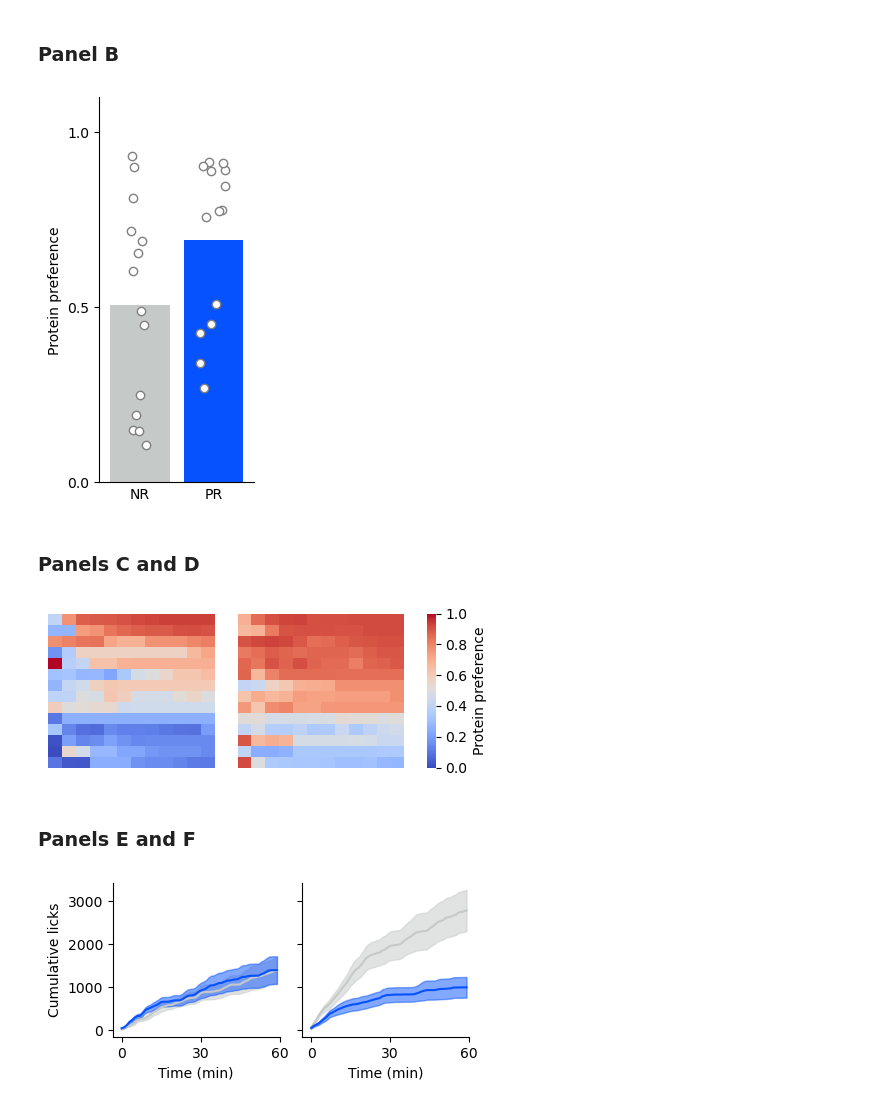
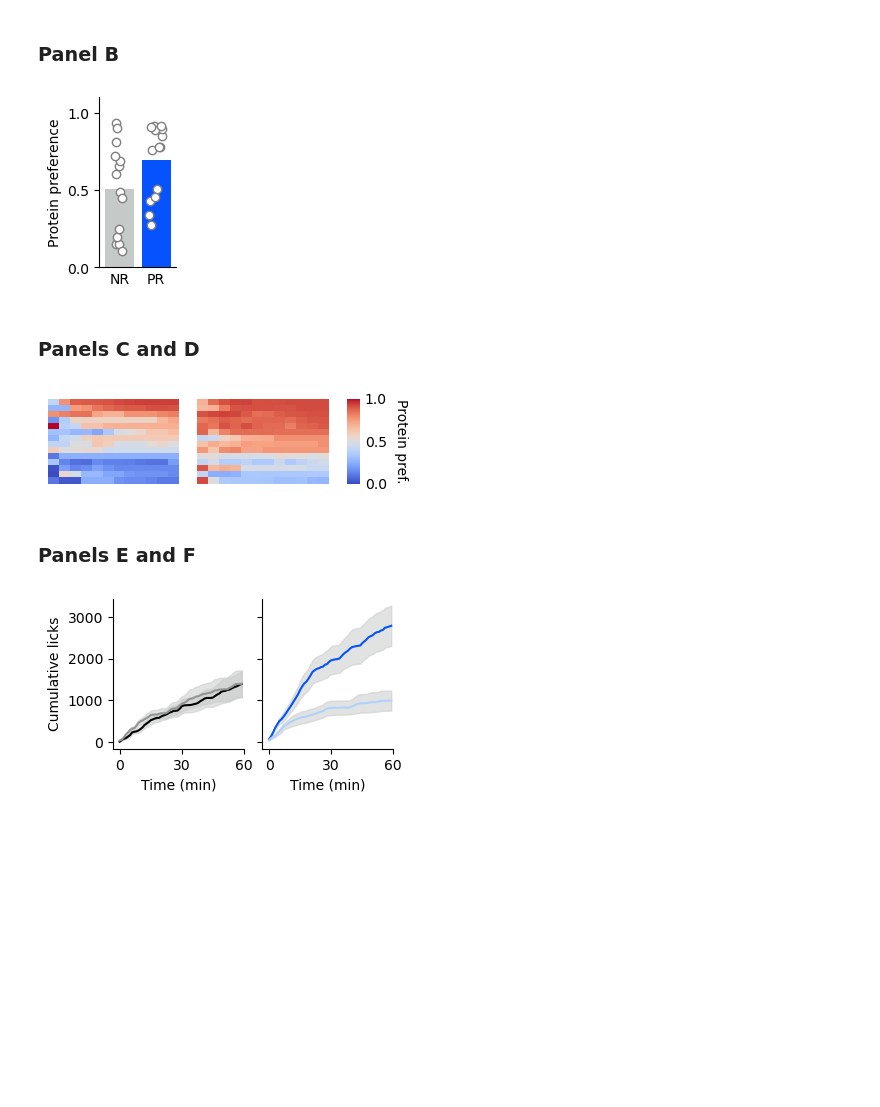
Before and after one commit to mccutcheonlab/immediate-protein-pref, a Jupyter notebook: scripts/fig1.ipynb, the cells around one changed output. Saved outputs shown, nothing was run; the diff lists cells and outputs as text; code cells hidden in the pictures; blank space fills up the shorter version.

```diff
--- a/scripts/fig1.ipynb
+++ b/scripts/fig1.ipynb
@@ -71,35 +74,36 @@ f.savefig(FIGSFOLDER / "1A_licks_per_solution.pdf", dpi=300)
 # %%
 np.random.seed(41)
 
 def jitter(x, n, spread=0.1):
     return x + np.random.normal(0, spread, n)
 
 PR_pref = np.array(PR_cas) / (np.array(PR_cas) + np.array(PR_malt))
 NR_pref = np.array(NR_cas) / (np.array(NR_cas) + np.array(NR_malt))
 
-f, ax = plt.subplots(figsize=(2, 5))
+f, ax = plt.subplots(figsize=(1.4, 2),
+                     gridspec_kw={"left": 0.4, "bottom": 0.1, "top": 0.95, "right": 0.95})
 
 ax.bar( 0, np.mean(NR_pref), color=colors[0])
 ax.bar( 1, np.mean(PR_pref), color=colors[2])
 
 ax.scatter(jitter(0, len(NR_pref)), NR_pref, color="white", edgecolor="grey")
 ax.scatter(jitter(1, len(PR_pref)), PR_pref, color="white", edgecolor="grey")
 
 ax.set_ylim(0, 1.1)
 ax.set_xlim(-0.55, 1.55)
 ax.set_yticks([0, 0.5, 1])
 ax.set_xticks([0, 1], labels=["NR", "PR"])
 
 ax.spines["top"].set_visible(False)
 ax.spines["right"].set_visible(False)
 
 ax.tick_params(axis='x', which='both', length=0)
 
 ax.set_ylabel("Protein preference")
 
 f.savefig(FIGSFOLDER / "1B_protein_preference.pdf", dpi=300)
 # %% [output]
-[figure, old version]
+[figure, new version]
 # %% [markdown]
 ### Panels C and D
 # %%
@@ -164,7 +168,9 @@ def make_heatmap_fig(data, ax, cbar_ax=False, show_x_axis=True, **kwargs):
         # cbar = cbar_ax.collections[0].colorbar
         # cbar.set_label('Protein preference', rotation=270, labelpad=15)
 
-        ax3.set_ylabel('Protein preference')
+        ax3.set_ylabel('Protein pref.', rotation=270, labelpad=15)
+        ax3.set_yticks([0, 0.5, 1])
+        ax3.tick_params(axis='y', which='both', length=0)
 
     else:
         sns.heatmap(data, ax=ax,
@@ -172,8 +178,6 @@ def make_heatmap_fig(data, ax, cbar_ax=False, show_x_axis=True, **kwargs):
                 vmin=0, vmax=1,
                 cbar=False
                 )
-
-
 
     ax.invert_yaxis()
     ax.set_yticks([])
@@ -190,16 +194,17 @@ def make_heatmap_fig(data, ax, cbar_ax=False, show_x_axis=True, **kwargs):
     else:
         ax.set_xticks([])
 
-f, [ax1, ax2, ax3] = plt.subplots(ncols=3, figsize=(5,2),
-                                  gridspec_kw={"width_ratios": [1, 1, 0.05]}
+f, [ax1, ax2, ax3] = plt.subplots(ncols=3, figsize=(4.8,1),
+                                  gridspec_kw={"width_ratios": [1, 1, 0.1],
+                                               "left": 0.15, "bottom": 0.1, "top": 0.95, "right": 0.8}
                                   )
 
 make_heatmap_fig(NR_data_to_plot, ax1, cbar_ax=False, show_x_axis=False)
 make_heatmap_fig(PR_data_to_plot, ax2, cbar_ax=ax3, show_x_axis=False)
 
-f.savefig(FIGSFOLDER / "heatmaps.pdf", dpi=300)
+f.savefig(FIGSFOLDER / "1C_heatmaps.pdf", dpi=300)
 # %% [output]
-[figure, old version]
+[figure, new version]
 # %% [markdown]
 ### Panels E and F
 # %%
@@ -234,20 +239,24 @@ def make_cumsum_fig(cas_licks, malt_licks, bins, colors, ax):
     malt_sem = np.std(malt_licks, axis=0) / np.sqrt(malt_licks.shape[0])
 
     ax.fill_between(bins[:-1], np.mean(cas_licks, axis=0)-cas_sem, np.mean(cas_licks, axis=0)+cas_sem, color=colors[0], alpha=0.5)
-    ax.plot(bins[:-1], np.mean(cas_licks, axis=0), color=colors[0], label="Casein")
+    ax.plot(bins[:-1], np.mean(cas_licks, axis=0), color=colors[1], label="Casein")
 
-    ax.fill_between(bins[:-1], np.mean(malt_licks, axis=0)-malt_sem, np.mean(malt_licks, axis=0)+malt_sem, color=colors[2], alpha=0.5)
+    ax.fill_between(bins[:-1], np.mean(malt_licks, axis=0)-malt_sem, np.mean(malt_licks, axis=0)+malt_sem, color=colors[0], alpha=0.5)
     ax.plot(bins[:-1], np.mean(malt_licks, axis=0), color=colors[2], label="Maltodextrin")
 
 
 
-f, [ax1, ax2, ax3] = plt.subplots(ncols=3, figsize=(5,2),
+f, [ax1, ax2, ax3] = plt.subplots(ncols=3, figsize=(4.8,2),
                                   sharey=True,
-                                  gridspec_kw={"width_ratios": [1, 1, 0.05]}
+                                  gridspec_kw={"width_ratios": [1, 1, 0.1],
+                                               "left": 0.15, "bottom": 0.2, "top": 0.95, "right": 0.8}
                                   )
 
-make_cumsum_fig(NR_cas, NR_malt, bins, colors, ax1)
-make_cumsum_fig(PR_cas, PR_malt, bins, colors, ax2)
+colors_NR = ["xkcd:silver", "black", "xkcd:grey"]
+colors_PR = ["xkcd:silver", "xkcd:electric blue", "xkcd:powder blue"]
+
+make_cumsum_fig(NR_cas, NR_malt, bins, colors_NR, ax1)
+make_cumsum_fig(PR_cas, PR_malt, bins, colors_PR, ax2)
 
 for ax in [ax1, ax2]:
     ax.set_xlim(-200, 3600)
@@ -261,6 +270,6 @@ ax1.set_ylabel("Cumulative licks")
 
 ax3.axis("off")
 
-f.savefig(FIGSFOLDER / "cumulative_licks.pdf", dpi=300)
+f.savefig(FIGSFOLDER / "1D_cumulative_licks.pdf", dpi=300)
 # %% [output]
-[figure, old version]
+[figure, new version]
```
Also changed, not shown: parts of 1 cell of this notebook, 4 other files.
